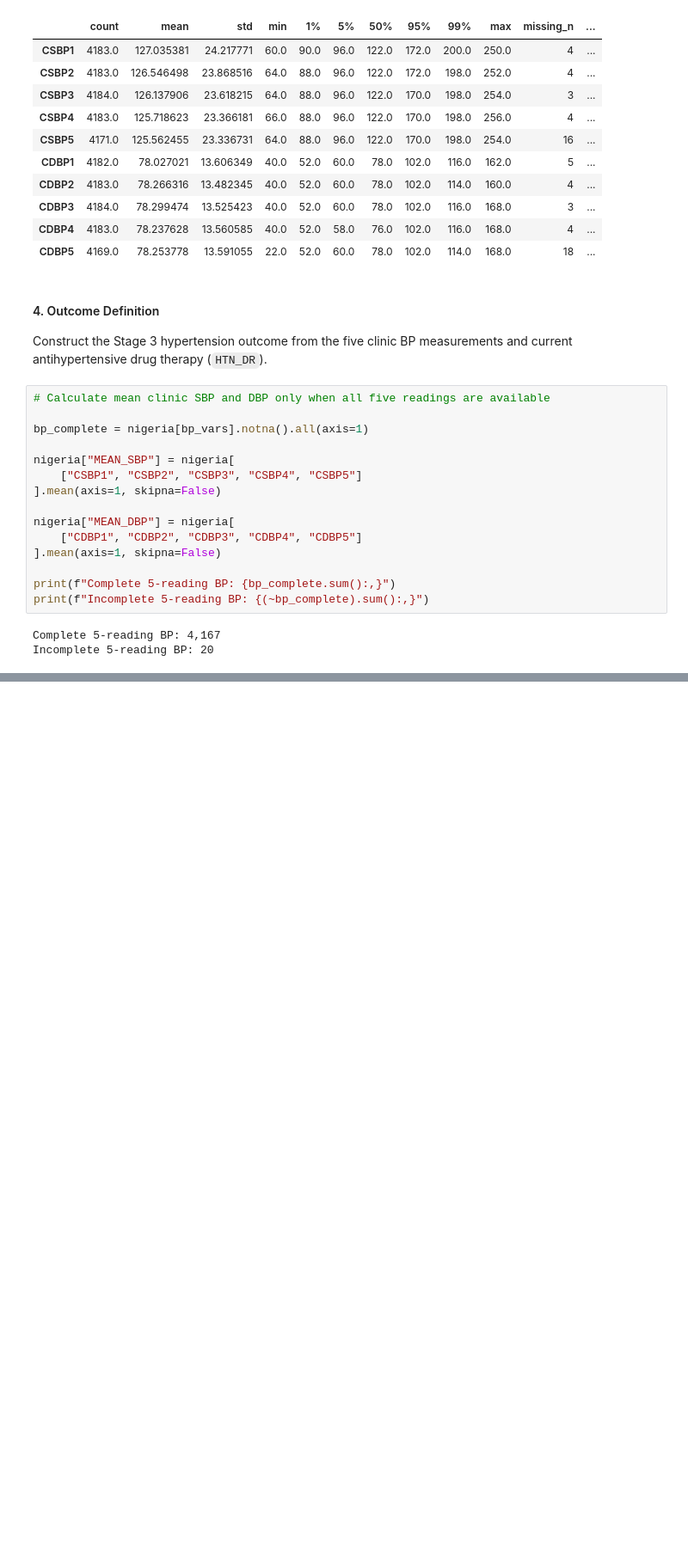
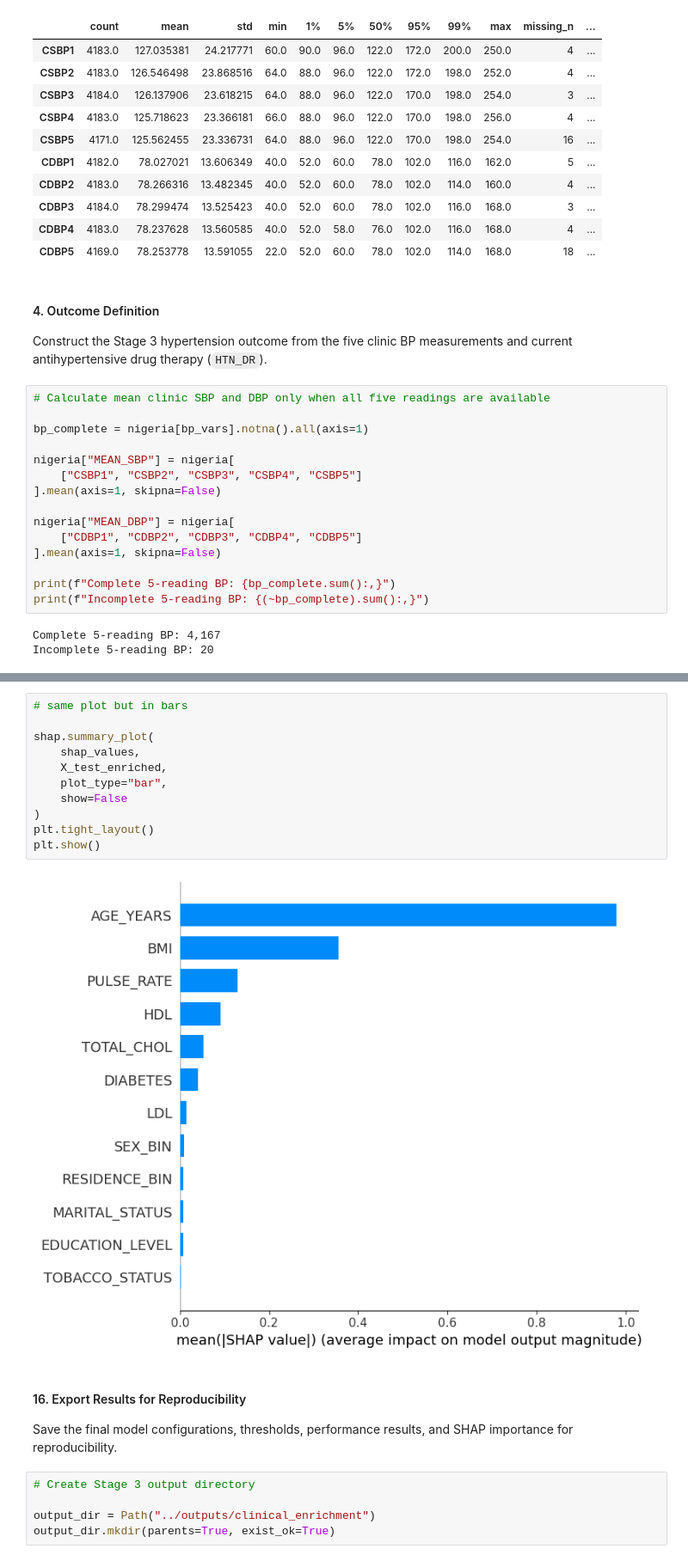
Before and after one commit to Phawazz/HyperSense, a Jupyter notebook: HyperSense v1.2/03_clinical_enrichment.ipynb, the cells around one changed output, grey strips where cells are left out. Shown at 86% size. Saved outputs shown, nothing was run; the diff lists cells and outputs as text; blank space fills up the shorter version.

Commit message:
Complete Stage 3 clinical enrichment analysis

```diff
--- a/HyperSense v1.2/03_clinical_enrichment.ipynb
+++ b/HyperSense v1.2/03_clinical_enrichment.ipynb
@@ -457,0 +1642,22 @@ Indeterminate outcome: 847
+# %%
+# same plot but in bars
+
+shap.summary_plot(
+    shap_values,
+    X_test_enriched,
+    plot_type="bar",
+    show=False
+)
+plt.tight_layout()
+plt.show()
+# %% [output]
+[figure, added]
+# %% [markdown]
+#### 16. Export Results for Reproducibility
+
+Save the final model configurations, thresholds, performance results, and SHAP importance for reproducibility.
+# %%
+# Create Stage 3 output directory
+
+output_dir = Path("../outputs/clinical_enrichment")
+output_dir.mkdir(parents=True, exist_ok=True)
```
Also changed, not shown: parts of 82 cells of this notebook.
